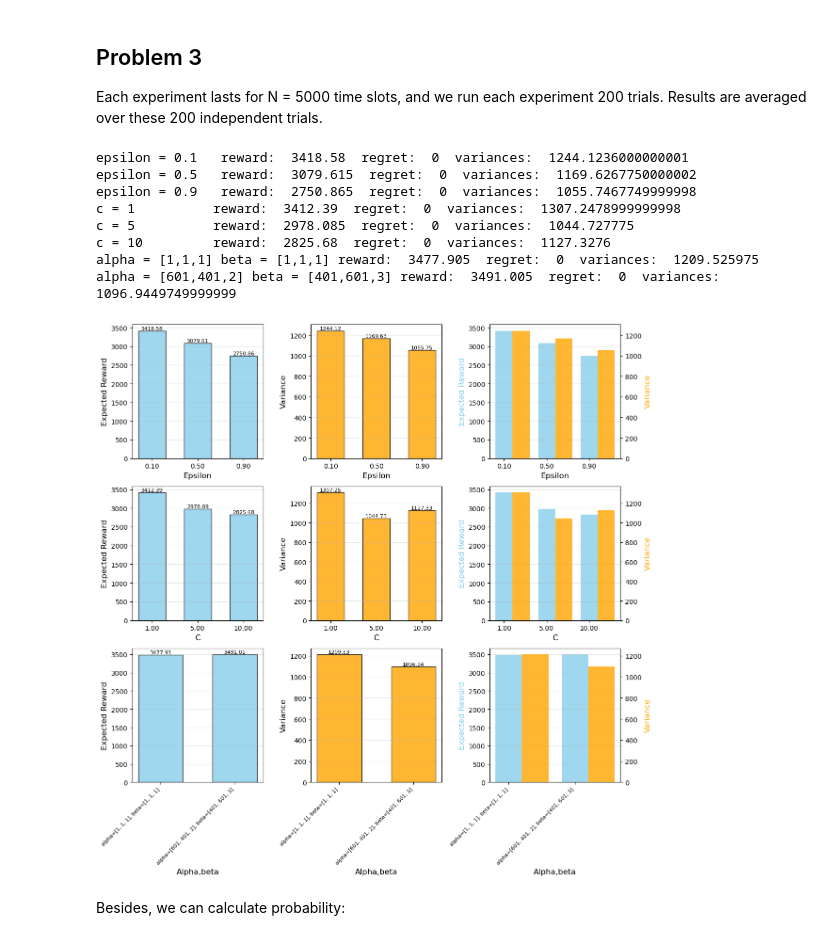
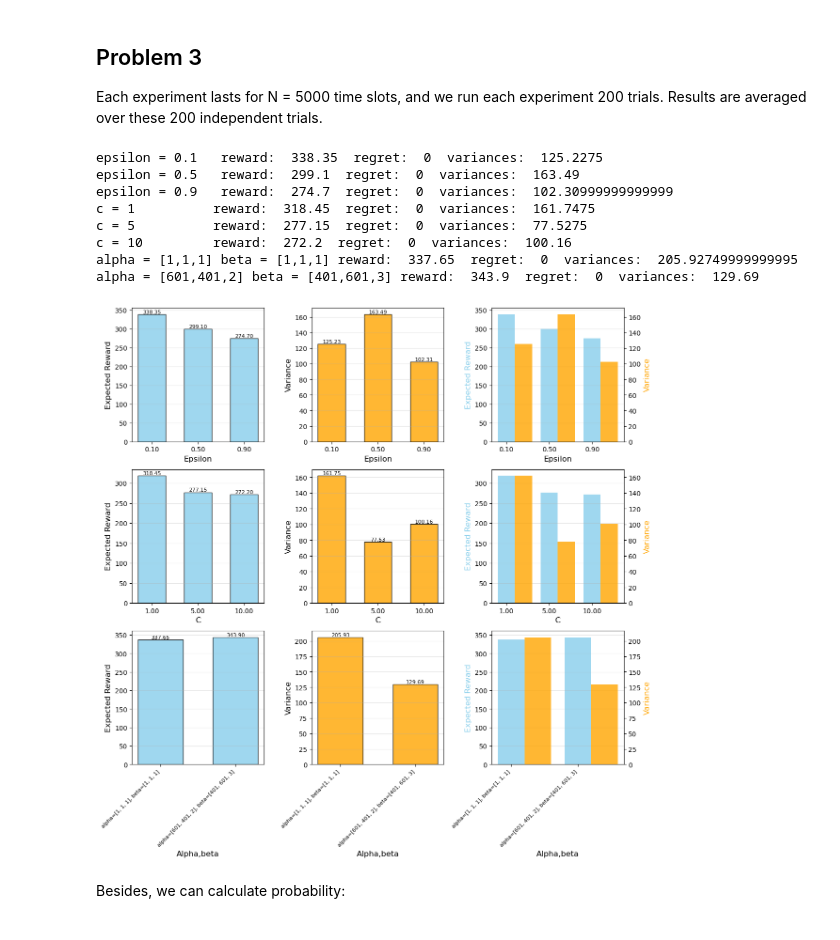
Before and after one commit to XiongWenye/Bandit-Learning, a Jupyter notebook: Part_I_Classical_Bandit_Algorithms/Classical_Bandit_Algorithms.ipynb, the cells around one changed output. Saved outputs shown, nothing was run; the diff lists cells and outputs as text; code cells hidden in the pictures.

```diff
--- a/Part_I_Classical_Bandit_Algorithms/Classical_Bandit_Algorithms.ipynb
+++ b/Part_I_Classical_Bandit_Algorithms/Classical_Bandit_Algorithms.ipynb
@@ -156,8 +156,8 @@ Each experiment lasts for N = 5000 time slots, and we run each experiment 200 tr
 import numpy as np
 import matplotlib.pyplot as plt
 
-N = 5000  # 每个实验的步数
-num_trials = 200  # 实验次数
+N = 500  # 每个实验的步数
+num_trials = 20  # 实验次数
 experiments = {
     'epsilon_greedy': [0.1, 0.5, 0.9],
     'ucb': [1, 5, 10],
@@ -284,42 +284,42 @@ def plot_combined(ax, means, variances, param_values, param_name):
     ax2 = ax.twinx()
     # 绘制方差的柱状图，且设置方差的柱状图在期望的右边
     ax2.bar(bar_positions + bar_width, variances, bar_width, alpha=0.8, color='orange', label="Variance")
 
     # 设置右侧y轴（方差的y轴）标签，并保留对应的刻度
     ax2.set_ylabel("Variance", fontsize=12, color='orange')
 
 # 创建一个包含 3 行 3 列的图像布局
 fig, axs = plt.subplots(3, 3, figsize=(12, 12))
 
 # 绘制每个算法的期望奖励、方差和期望+方差的合成图像
 # epsilon_greedy
 plot_expectation(axs[0, 0], results_rewards['epsilon_greedy'], experiments['epsilon_greedy'], "epsilon")
 plot_variance(axs[0, 1], results_variances['epsilon_greedy'], experiments['epsilon_greedy'], "epsilon")
 plot_combined(axs[0, 2], results_rewards['epsilon_greedy'], results_variances['epsilon_greedy'], experiments['epsilon_greedy'], "epsilon")
 
 # ucb
 plot_expectation(axs[1, 0], results_rewards['ucb'], experiments['ucb'], "c")
 plot_variance(axs[1, 1], results_variances['ucb'], experiments['ucb'], "c")
 plot_combined(axs[1, 2], results_rewards['ucb'], results_variances['ucb'], experiments['ucb'], "c")
 
 # ts
 plot_expectation(axs[2, 0], results_rewards['ts'], experiments['ts'], "alpha,beta")
 plot_variance(axs[2, 1], results_variances['ts'], experiments['ts'], "alpha,beta")
 plot_combined(axs[2, 2], results_rewards['ts'], results_variances['ts'], experiments['ts'], "alpha,beta")
 
 # 调整子图之间的间距
 plt.tight_layout()
 plt.show()
 # %% [output]
-epsilon = 0.1   reward:  3418.58  regret:  0  variances:  1244.1236000000001
-epsilon = 0.5   reward:  3079.615  regret:  0  variances:  1169.6267750000002
-epsilon = 0.9   reward:  2750.865  regret:  0  variances:  1055.7467749999998
-c = 1          reward:  3412.39  regret:  0  variances:  1307.2478999999998
-c = 5          reward:  2978.085  regret:  0  variances:  1044.727775
-c = 10         reward:  2825.68  regret:  0  variances:  1127.3276
-alpha = [1,1,1] beta = [1,1,1] reward:  3477.905  regret:  0  variances:  1209.525975
-alpha = [601,401,2] beta = [401,601,3] reward:  3491.005  regret:  0  variances:  1096.9449749999999
+epsilon = 0.1   reward:  338.35  regret:  0  variances:  125.2275
+epsilon = 0.5   reward:  299.1  regret:  0  variances:  163.49
+epsilon = 0.9   reward:  274.7  regret:  0  variances:  102.30999999999999
+c = 1          reward:  318.45  regret:  0  variances:  161.7475
+c = 5          reward:  277.15  regret:  0  variances:  77.5275
+c = 10         reward:  272.2  regret:  0  variances:  100.16
+alpha = [1,1,1] beta = [1,1,1] reward:  337.65  regret:  0  variances:  205.92749999999995
+alpha = [601,401,2] beta = [401,601,3] reward:  343.9  regret:  0  variances:  129.69
-[figure, old version]
+[figure, new version]
 # %% [markdown]
 Besides, we can calculate probability:
 # %%
```
Also changed, not shown: parts of 2 cells of this notebook.
